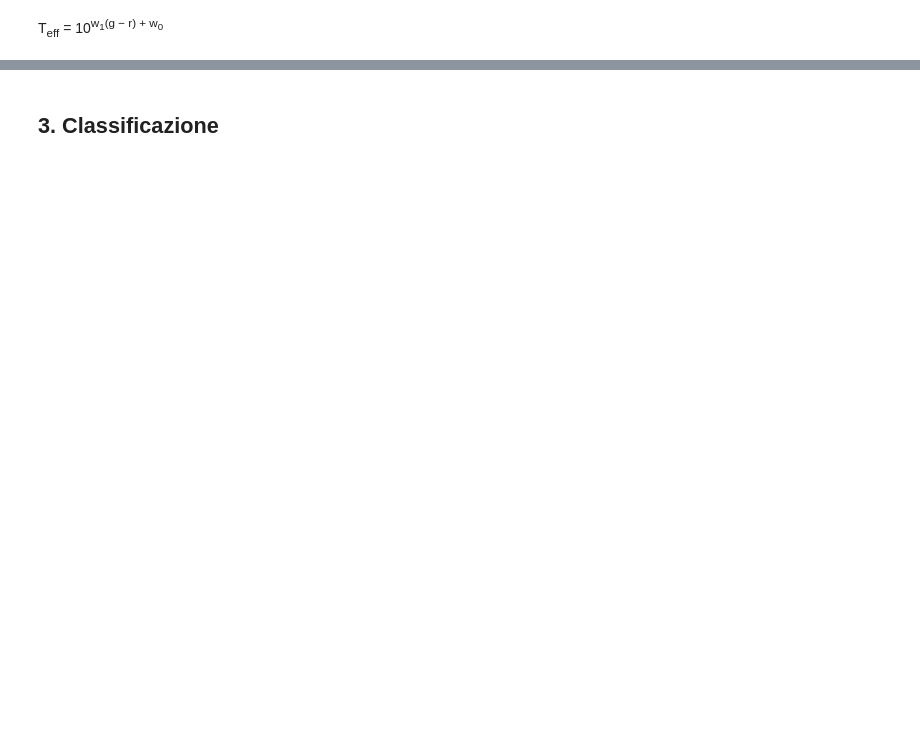
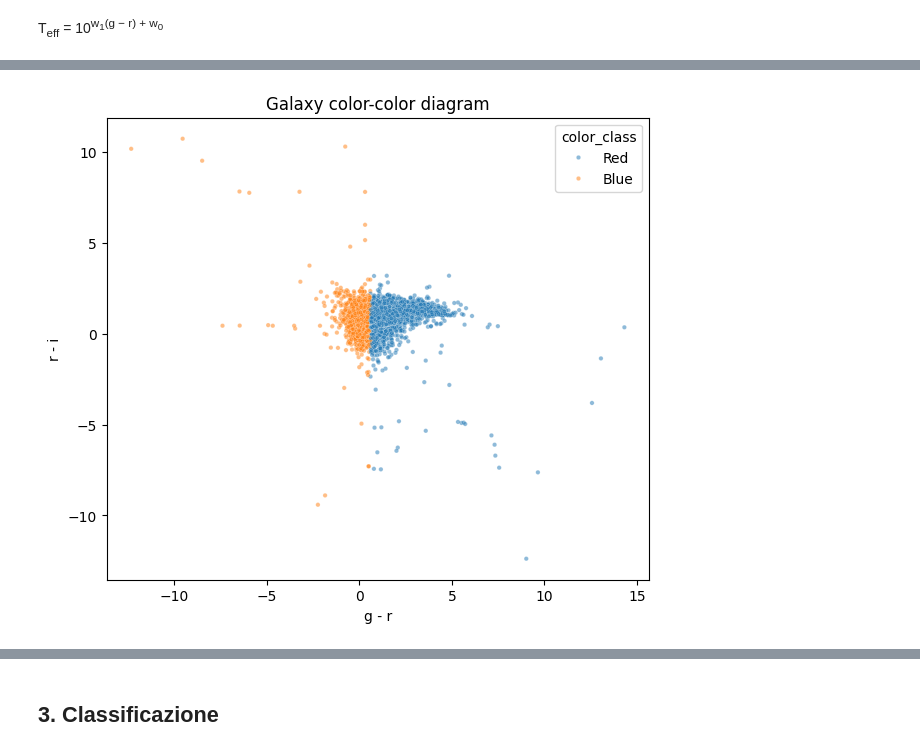
Before and after one commit to FabianCalangiu/Astronomical-Objects-Analysis, a Jupyter notebook: notebooks/astronomical_analysis.ipynb, the cells around one changed output, grey strips where cells are left out. Saved outputs shown, nothing was run; the diff lists cells and outputs as text; code cells hidden in the pictures; blank space fills up the shorter version.

```diff
--- a/notebooks/astronomical_analysis.ipynb
+++ b/notebooks/astronomical_analysis.ipynb
@@ -231,19 +330,21 @@ plt.show()
 # %%
 gal["r_i"] = gal["red"] - gal["near_infrared"]
 
 plt.figure(figsize=(7,6))
 sns.scatterplot(
     x="g_r",
     y="r_i",
     hue="color_class",
     data=gal,
     s=10,
     alpha=0.5
 )
-plt.xlabel("g − r")
-plt.ylabel("r − i")
-plt.title("Galaxy color–color diagram")
+plt.xlabel("g - r")
+plt.ylabel("r - i")
+plt.title("Galaxy color-color diagram")
 plt.show()
+# %% [output]
+[figure, added]
 # %%
 plt.figure(figsize=(7,5))
 sns.scatterplot(
```
Also changed, not shown: parts of 38 cells of this notebook.
